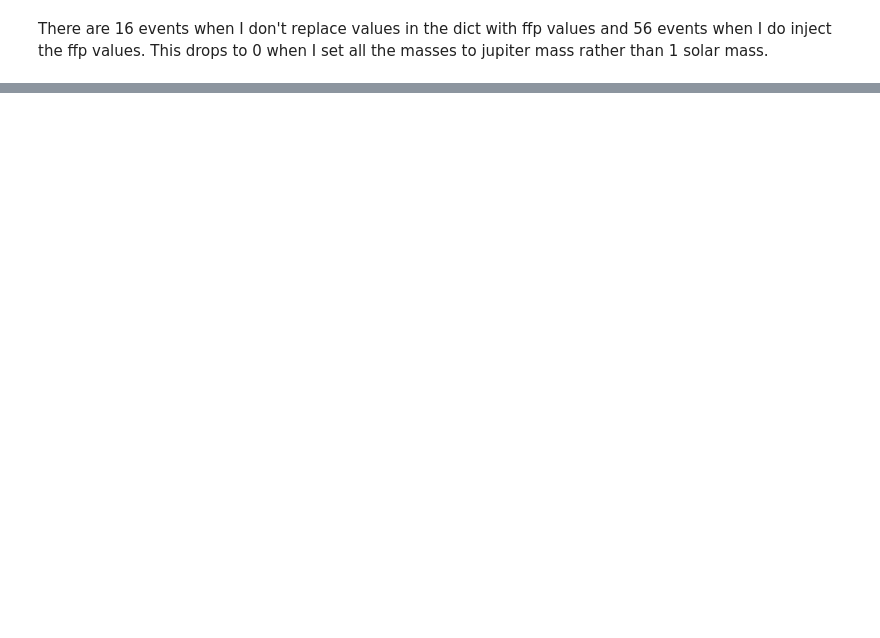
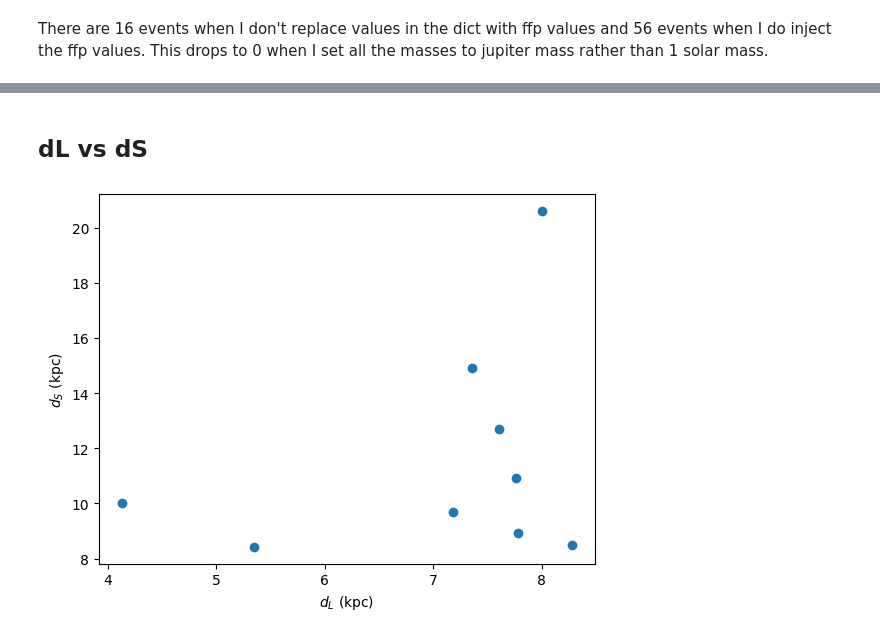
Before and after one commit to NolanSmyth/PopSyCLE, a Jupyter notebook: docs/compact_dict_mod.ipynb, the cells around one changed output, grey strips where cells are left out. Cells and saved outputs as stored; diff of their text form; code cells hidden in the pictures; blank space fills up the shorter version.

```diff
--- a/docs/compact_dict_mod.ipynb
+++ b/docs/compact_dict_mod.ipynb
@@ -474,0 +527,9 @@ FileNotFoundError: [Errno 2] No such file or directory: 'modified_ffp_output_eve
+# %% [markdown]
+## dL vs dS
+# %%
+plt.scatter(t['rad_L'], t['rad_S'])
+plt.xlabel('$d_L$ (kpc)')
+plt.ylabel('$d_S$ (kpc)')
+plt.show()
+# %% [output]
+[figure, added]
```
Also changed, not shown: parts of 17 cells of this notebook, 23 other files.
